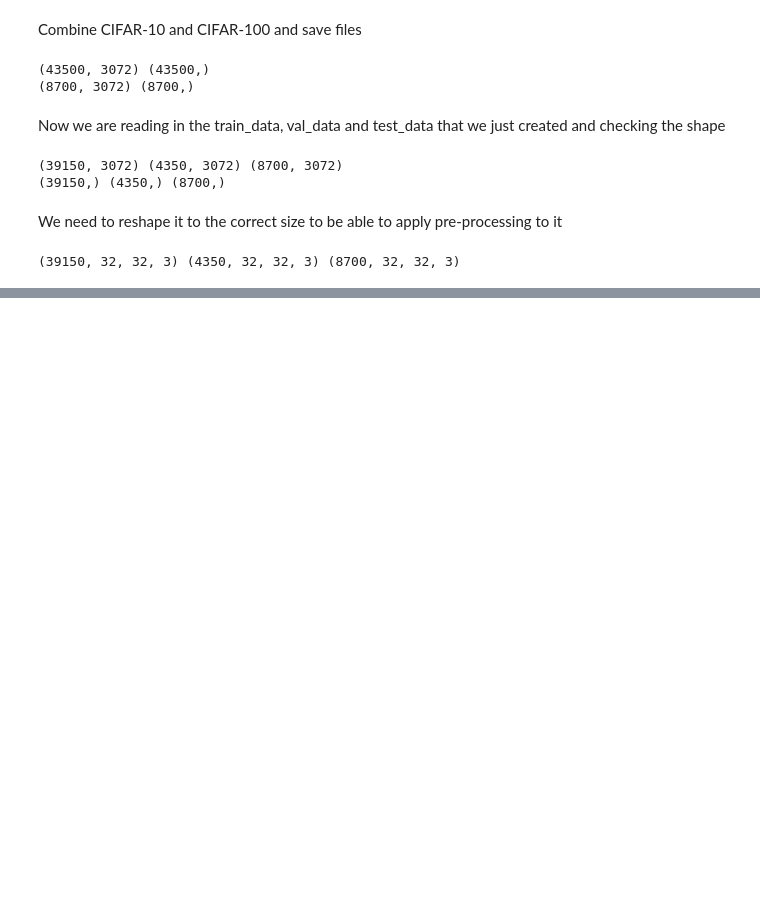
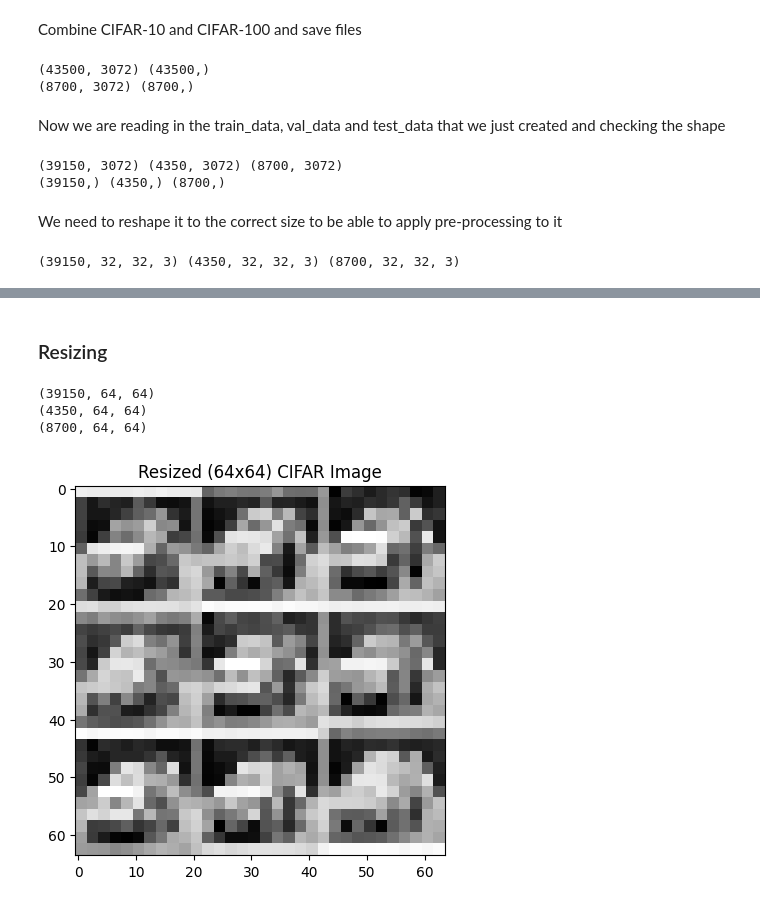
Before and after one commit to milamurphy/ML-Image-Classification, a Jupyter notebook: preprocessing.ipynb, the cells around one changed output, grey strips where cells are left out. Cells and saved outputs as stored; diff of their text form; code cells hidden in the pictures; blank space fills up the shorter version.

```diff
--- a/preprocessing.ipynb
+++ b/preprocessing.ipynb
@@ -211,0 +286,23 @@ print(X_train.shape, X_val.shape, X_test.shape)
+# %% [markdown]
+### Resizing
+# %%
+def resize_image(img, size=(64, 64)):
+    return cv2.resize(img, size, interpolation=cv2.INTER_AREA)
+
+X_train_resized = np.array([resize_image(img) for img in X_train_eq])
+X_val_resized = np.array([resize_image(img) for img in X_val_eq])
+X_test_resized = np.array([resize_image(img) for img in X_test_eq])
+
+print(X_train_resized.shape)
+print(X_val_resized.shape)
+print(X_test_resized.shape)
+
+plt.imshow(X_train_resized[0], cmap="gray")
+plt.title("Resized (64x64) CIFAR Image")
+# plt.axis("off")
+plt.show()
+# %% [output]
+(39150, 64, 64)
+(4350, 64, 64)
+(8700, 64, 64)
+[figure, added]
```
Also changed, not shown: parts of 10 cells of this notebook.
